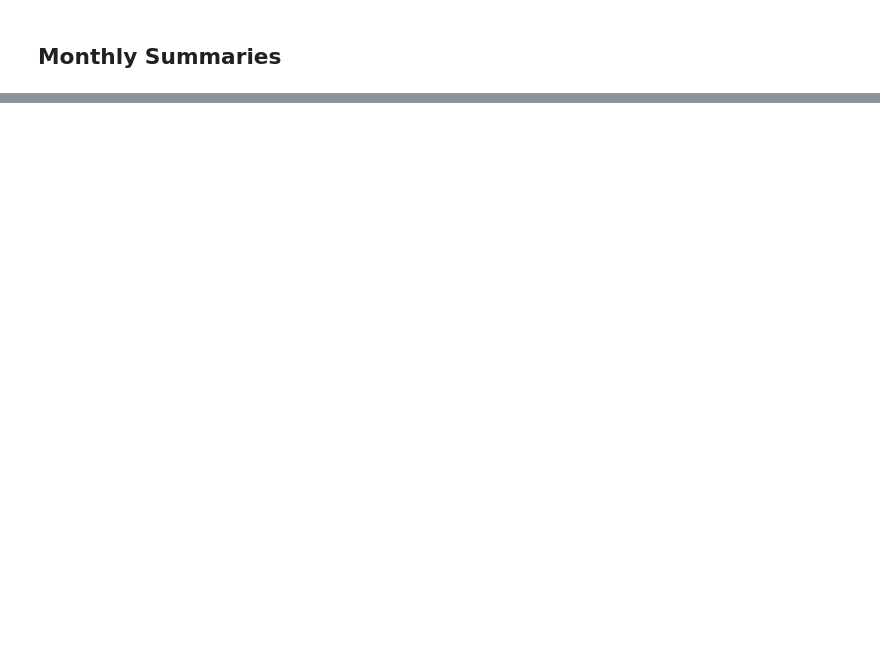
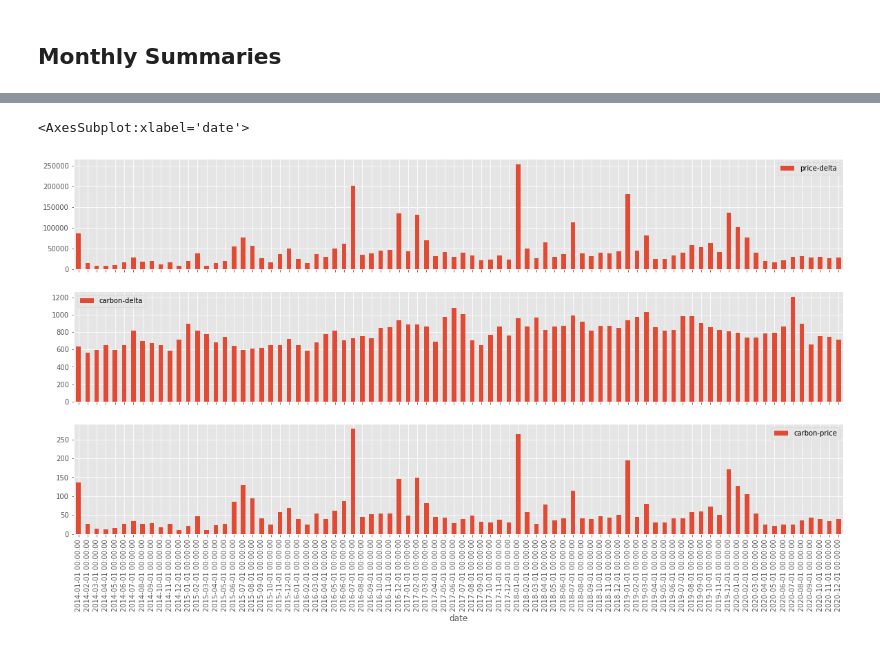
Before and after one commit to ADGEfficiency/energy-py-linear, a Jupyter notebook: notebooks/space-between-viewer.ipynb, the cells around one changed output, grey strips where cells are left out. Cells and saved outputs as stored; diff of their text form; code cells hidden in the pictures; blank space fills up the shorter version.

```diff
--- a/notebooks/space-between-viewer.ipynb
+++ b/notebooks/space-between-viewer.ipynb
@@ -35,10 +73,14 @@ pvt
 # %%
 import matplotlib.pyplot as plt
+plt.style.use('ggplot')
 
 f, axes = plt.subplots(nrows=3, figsize=(20, 10), sharex=True)
 pvt.plot(ax=axes[0], y='price-delta', kind='bar')
 pvt.plot(ax=axes[1], y='carbon-delta', kind='bar')
 pvt.plot(ax=axes[2], y='carbon-price', kind='bar')
+# %% [output]
+<AxesSubplot:xlabel='date'>
+[figure, added]
 # %%
 #  annual groupby
 pvt.index = pd.to_datetime(pvt.index)
```
Also changed, not shown: parts of 6 cells of this notebook, 1 other file.
